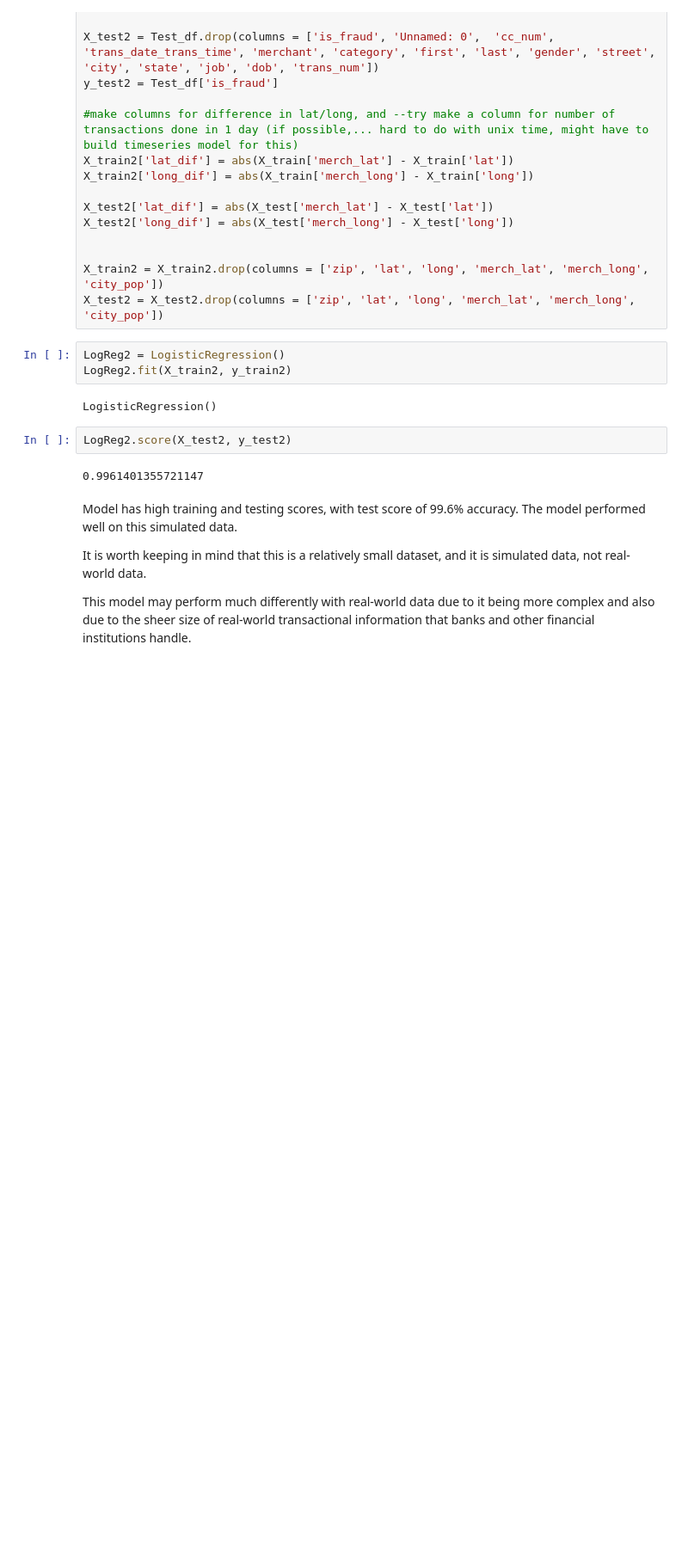
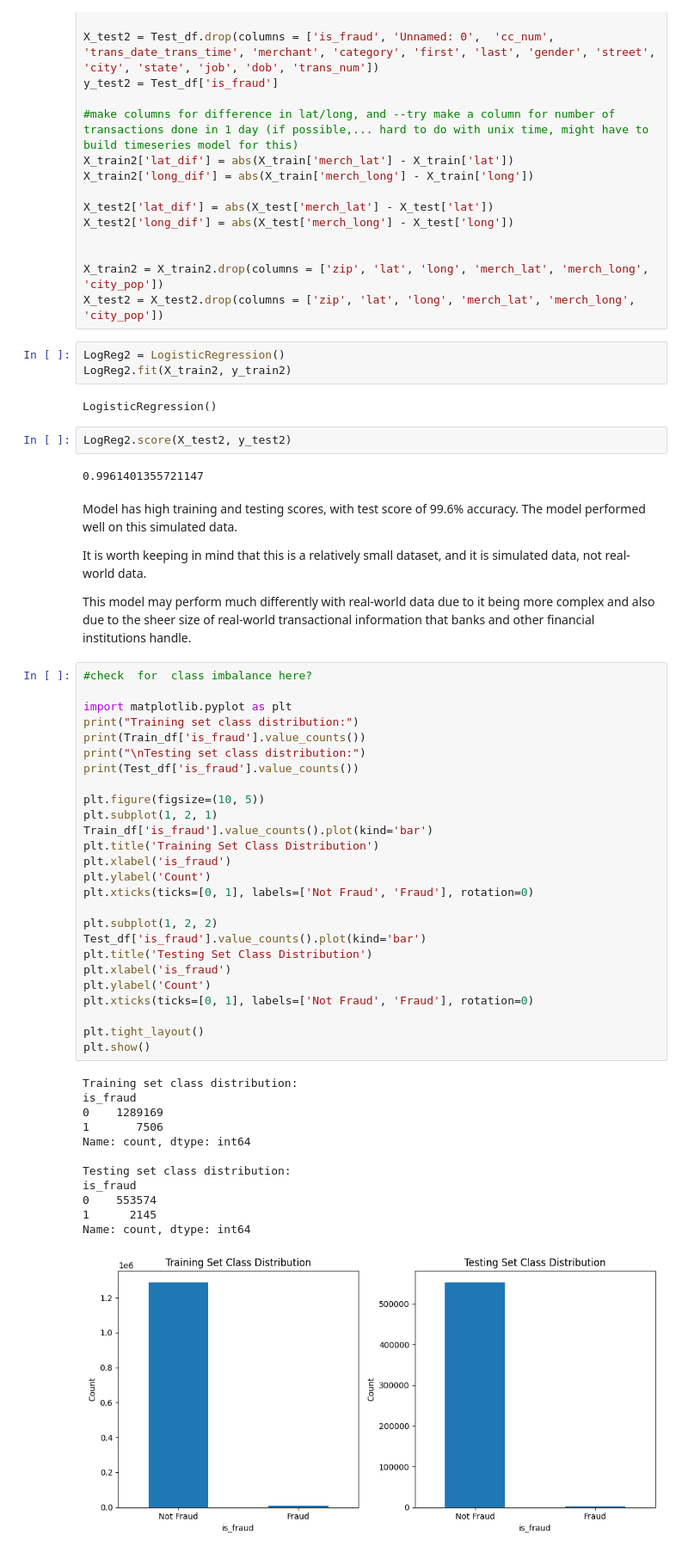
Before and after one commit to darcor99/Python-Fraud-Analysis, a Jupyter notebook: Fraud_Detection.ipynb, the cells around one changed output. Shown at 86% size. Cells and saved outputs as stored; diff of their text form; blank space fills up the shorter version.

```diff
--- a/Fraud_Detection.ipynb
+++ b/Fraud_Detection.ipynb
@@ -267,3 +273,42 @@ Model has high training and testing scores, with test score of 99.6% accuracy. T
 It is worth keeping in mind that this is a relatively small dataset, and it is simulated data, not real-world data.
 
 This model may perform much differently with real-world data due to it being more complex and also due to the sheer size of real-world transactional information that banks and other financial institutions handle.
+# %%
+#check  for  class imbalance here?
+
+import matplotlib.pyplot as plt
+print("Training set class distribution:")
+print(Train_df['is_fraud'].value_counts())
+print("\nTesting set class distribution:")
+print(Test_df['is_fraud'].value_counts())
+
+plt.figure(figsize=(10, 5))
+plt.subplot(1, 2, 1)
+Train_df['is_fraud'].value_counts().plot(kind='bar')
+plt.title('Training Set Class Distribution')
+plt.xlabel('is_fraud')
+plt.ylabel('Count')
+plt.xticks(ticks=[0, 1], labels=['Not Fraud', 'Fraud'], rotation=0)
+
+plt.subplot(1, 2, 2)
+Test_df['is_fraud'].value_counts().plot(kind='bar')
+plt.title('Testing Set Class Distribution')
+plt.xlabel('is_fraud')
+plt.ylabel('Count')
+plt.xticks(ticks=[0, 1], labels=['Not Fraud', 'Fraud'], rotation=0)
+
+plt.tight_layout()
+plt.show()
+# %% [output]
+Training set class distribution:
+is_fraud
+0    1289169
+1       7506
+Name: count, dtype: int64
+
+Testing set class distribution:
+is_fraud
+0    553574
+1      2145
+Name: count, dtype: int64
+[figure, added]
```
Also changed, not shown: parts of 12 cells of this notebook.
